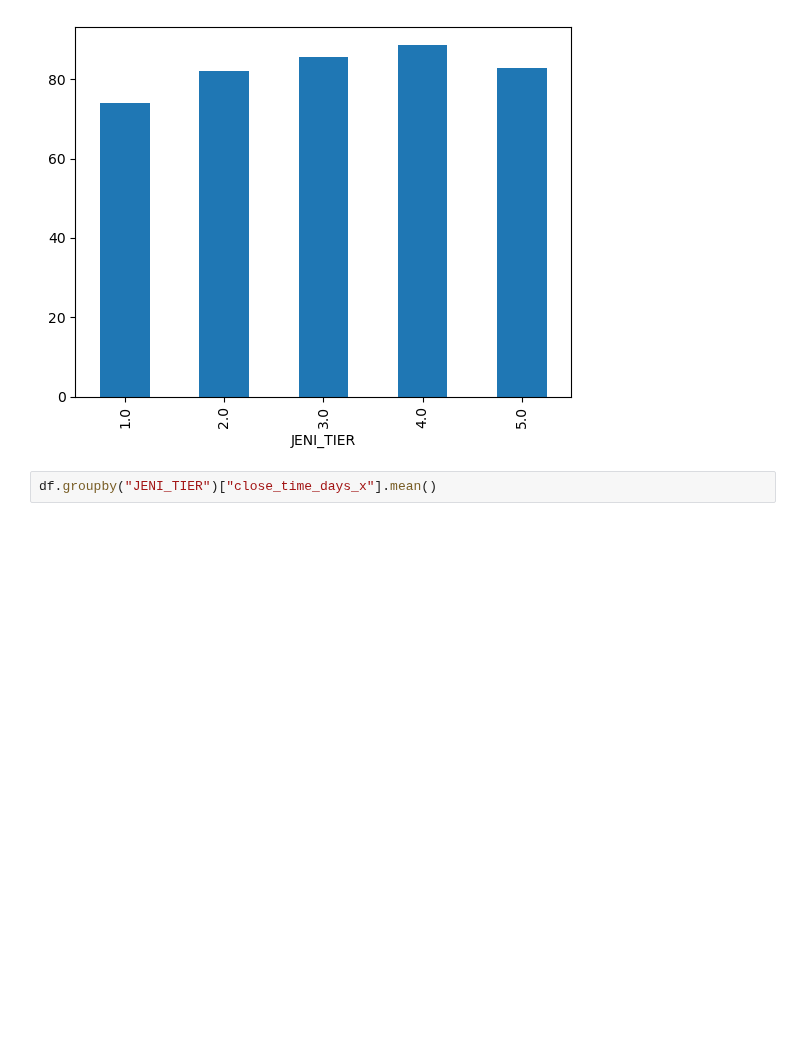
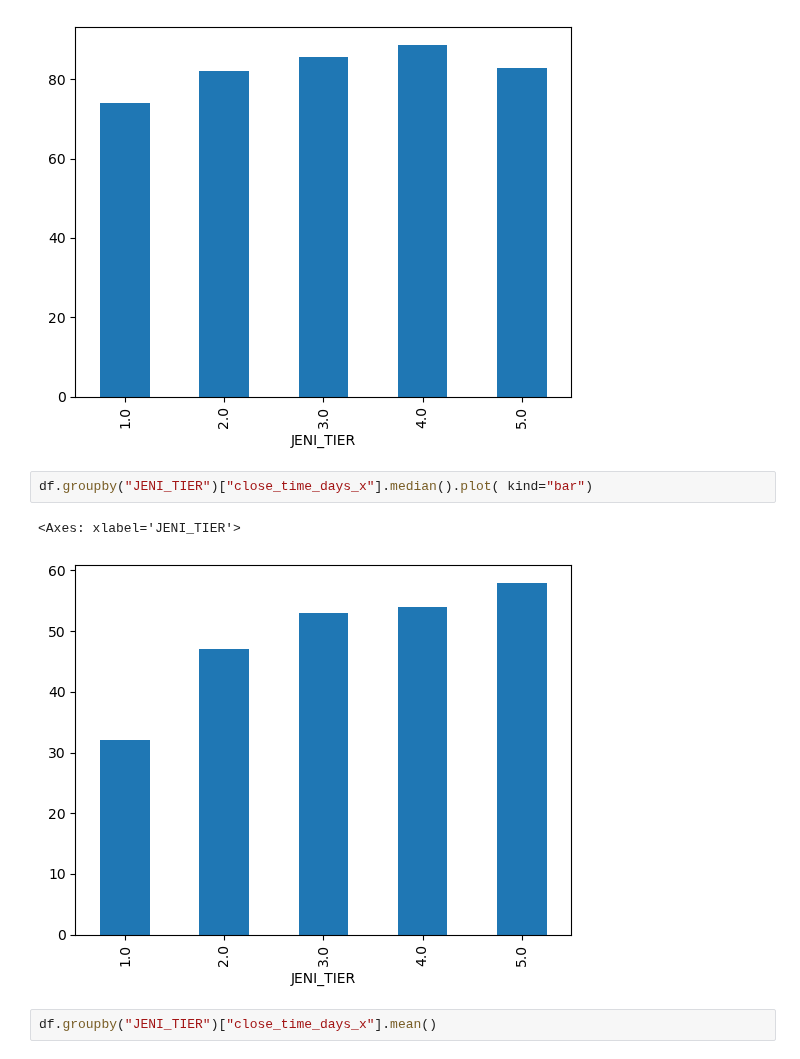
Before and after one commit to aeaiu/usable_ai_project, a Jupyter notebook: Notebooks/6_zip_visualization.ipynb, the cells around one changed output. Cells and saved outputs as stored; diff of their text form; blank space fills up the shorter version.

Commit message:
visualizations for zip

```diff
--- a/Notebooks/6_zip_visualization.ipynb
+++ b/Notebooks/6_zip_visualization.ipynb
@@ -56,6 +56,11 @@ df.groupby("JENI_TIER")["close_time_days_x"].mean().plot( kind="bar")
 # %% [output]
 <Axes: xlabel='JENI_TIER'>
 [figure]
+# %%
+df.groupby("JENI_TIER")["close_time_days_x"].median().plot( kind="bar")
+# %% [output]
+<Axes: xlabel='JENI_TIER'>
+[figure, added]
 # %%
 df.groupby("JENI_TIER")["close_time_days_x"].mean()
 # %% [output]
```
Also changed, not shown: parts of 2 cells of this notebook, 1 other file.
